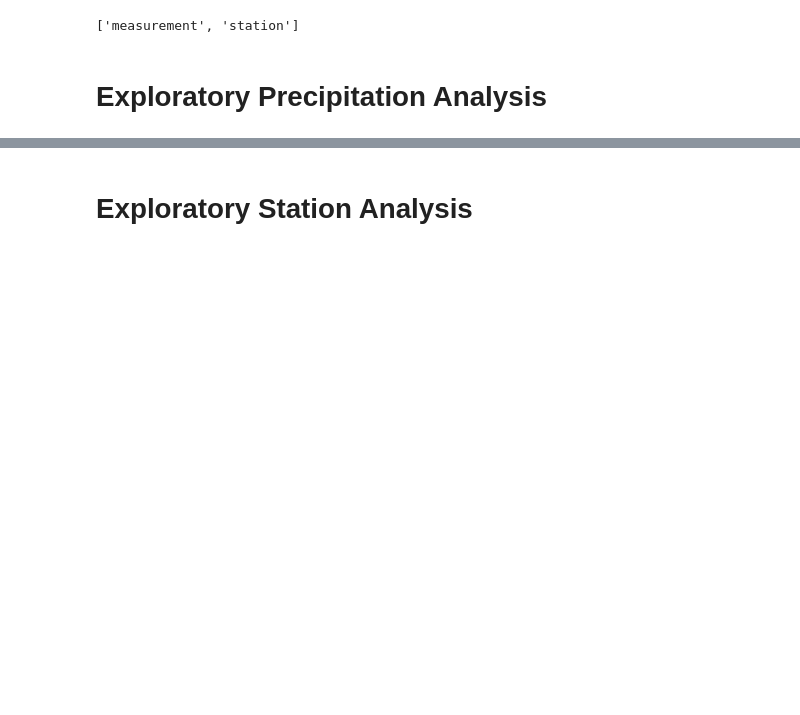
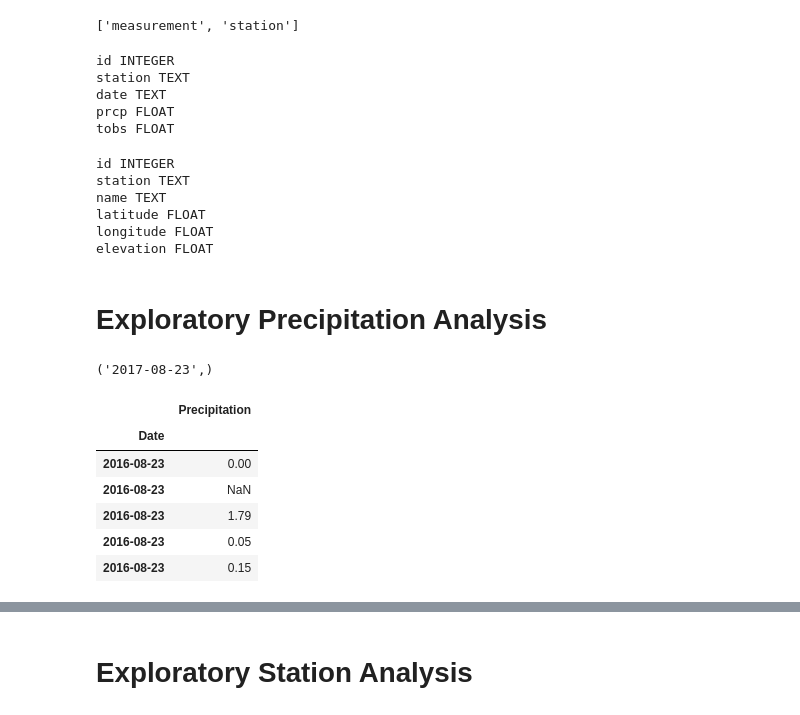
Before and after one commit to sissa81/sqlalchemy-challenge, a Jupyter notebook: climate_starter.ipynb, the cells around one changed output, grey strips where cells are left out. Saved outputs shown, nothing was run; the diff lists cells and outputs as text; code cells hidden in the pictures; blank space fills up the shorter version.

```diff
--- a/climate_starter.ipynb
+++ b/climate_starter.ipynb
@@ -35,5 +35,30 @@ Station = Base.classes.station
 # %%
 # Create our session (link) from Python to the DB
 session = Session(engine)
+# %%
+# Use Inspector to print the column names and types for measurement table
+inspector = inspect(engine)
+mcolumns = inspector.get_columns('measurement')
+for c in mcolumns:
+    print(c['name'], c['type'])
+# %% [output]
+id INTEGER
+station TEXT
+date TEXT
+prcp FLOAT
+tobs FLOAT
+# %%
+# Use Inspector to print the column names and types for station table
+inspector = inspect(engine)
+scolumns = inspector.get_columns('station')
+for c in scolumns:
+    print(c['name'], c['type'])
+# %% [output]
+id INTEGER
+station TEXT
+name TEXT
+latitude FLOAT
+longitude FLOAT
+elevation FLOAT
 # %% [markdown]
 # Exploratory Precipitation Analysis
@@ -40,19 +67,30 @@ session = Session(engine)
 # %%
 # Find the most recent date in the data set.
+recent_date = session.query(Measurement.date).order_by(Measurement.date.desc()).first()
+recent_date
+# %% [output]
+('2017-08-23',)
 # %%
-# Design a query to retrieve the last 12 months of precipitation data and plot the results.
-# Starting from the most recent data point in the database.
-
+ # Starting from the most recent data point in the database.
+start_date = dt.date(2017, 8, 23)
 # Calculate the date one year from the last date in data set.
-
+one_year_prior = start_date - dt.timedelta(days=365)
 
 # Perform a query to retrieve the data and precipitation scores
-
+precipitation = session.query(Measurement.date, Measurement.prcp).filter(Measurement.date >= one_year_prior).all()
 
 # Save the query results as a Pandas DataFrame and set the index to the date column
-
+prcp_df = pd.DataFrame(precipitation, columns = ['Date', 'Precipitation'])
+prcp_df.set_index('Date', inplace=True)
 
 # Sort the dataframe by date
-
-
-# Use Pandas Plotting with Matplotlib to plot the data
+prcp_sorted = prcp_df.sort_values(by=['Date'])
+prcp_sorted.head()
+# %% [output]
+|  | Precipitation |
+| Date |  |
+| 2016-08-23 | 0.00 |
+| 2016-08-23 | NaN |
+| 2016-08-23 | 1.79 |
+| 2016-08-23 | 0.05 |
+| 2016-08-23 | 0.15 |
```
Also changed, not shown: parts of 4 cells of this notebook.
